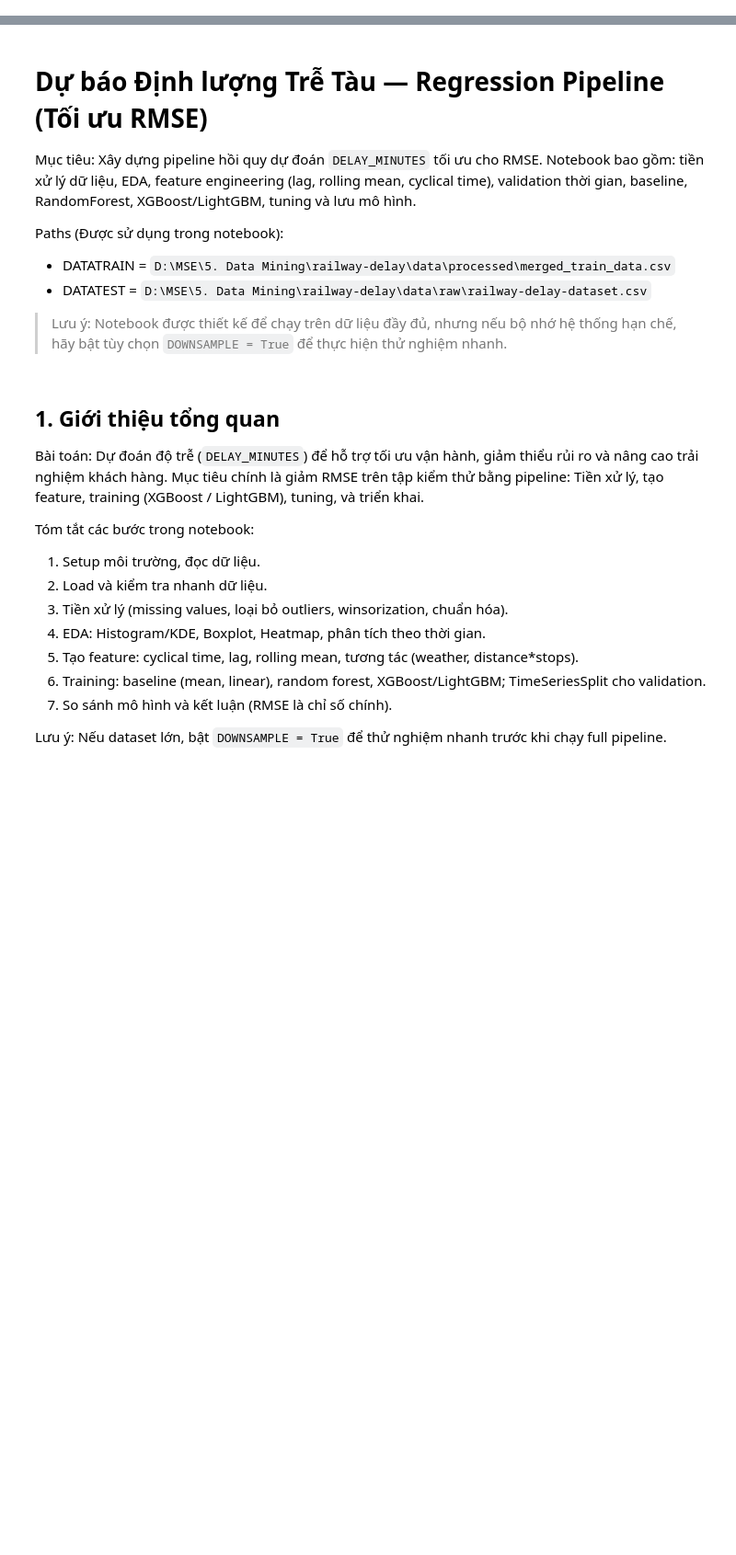
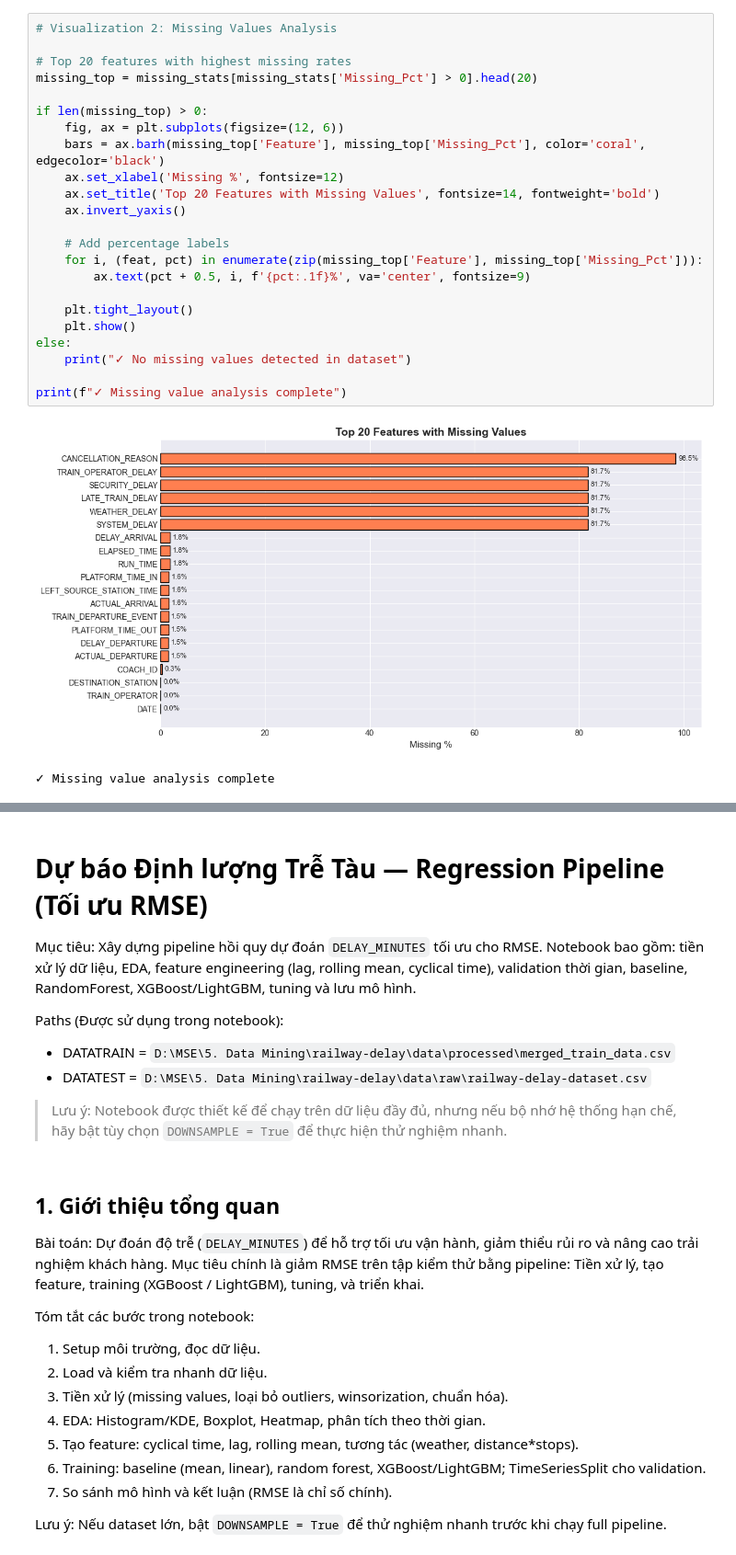
Before and after one commit to AnDB-Master-MSEinAI-Resource/railway-delay, a Jupyter notebook: notebooks/regression_pipeline_rmse.ipynb, the cells around one changed output, grey strips where cells are left out. Shown: that part at 92% size. Drawn from its saved outputs; the diff is of its cells as text; blank space fills up the shorter version.

```diff
--- a/notebooks/regression_pipeline_rmse.ipynb
+++ b/notebooks/regression_pipeline_rmse.ipynb
@@ -0,0 +454,26 @@
+# %%
+# Visualization 2: Missing Values Analysis
+
+# Top 20 features with highest missing rates
+missing_top = missing_stats[missing_stats['Missing_Pct'] > 0].head(20)
+
+if len(missing_top) > 0:
+    fig, ax = plt.subplots(figsize=(12, 6))
+    bars = ax.barh(missing_top['Feature'], missing_top['Missing_Pct'], color='coral', edgecolor='black')
+    ax.set_xlabel('Missing %', fontsize=12)
+    ax.set_title('Top 20 Features with Missing Values', fontsize=14, fontweight='bold')
+    ax.invert_yaxis()
+
+    # Add percentage labels
+    for i, (feat, pct) in enumerate(zip(missing_top['Feature'], missing_top['Missing_Pct'])):
+        ax.text(pct + 0.5, i, f'{pct:.1f}%', va='center', fontsize=9)
+
+    plt.tight_layout()
+    plt.show()
+else:
+    print("✓ No missing values detected in dataset")
+
+print(f"✓ Missing value analysis complete")
+# %% [output]
+[figure, added]
+✓ Missing value analysis complete
```
Also changed, not shown: parts of 35 cells of this notebook.
